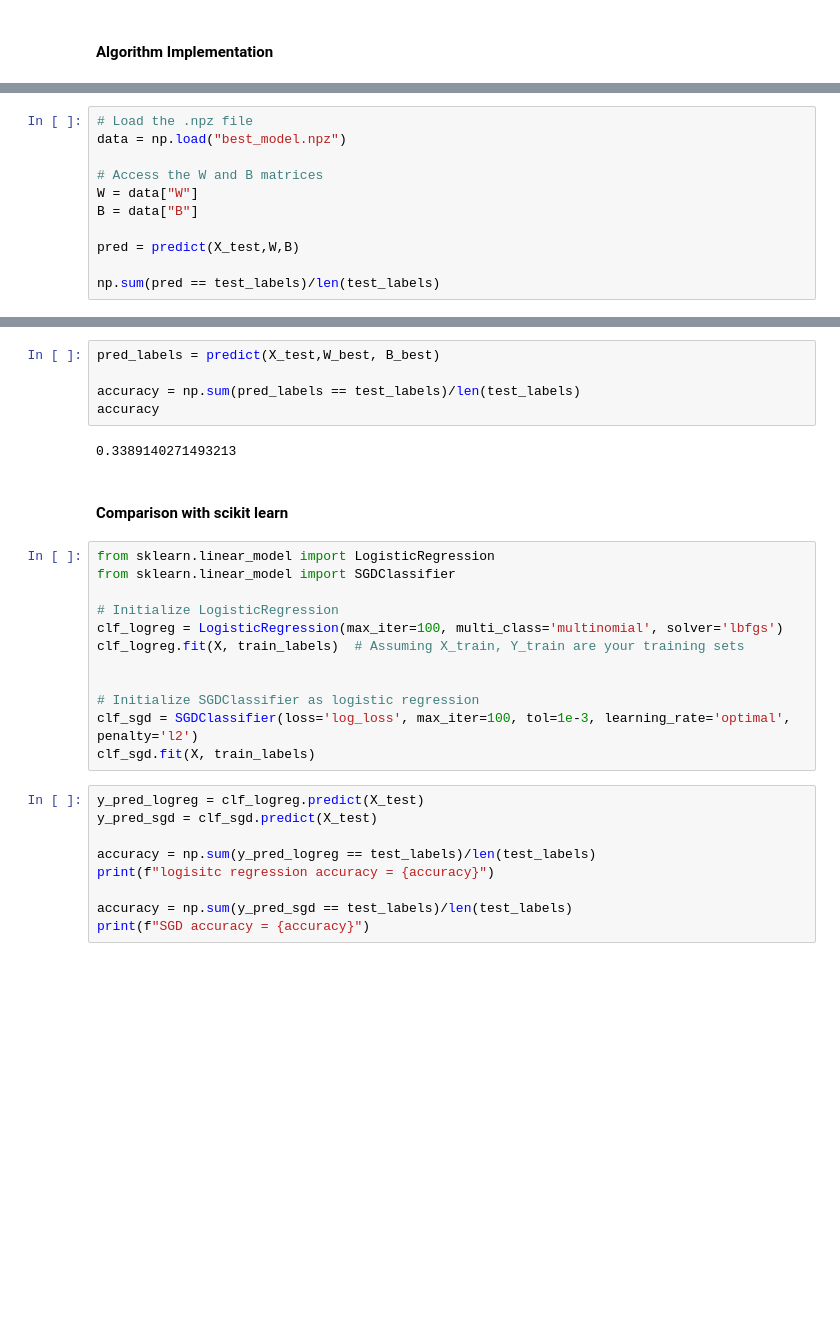
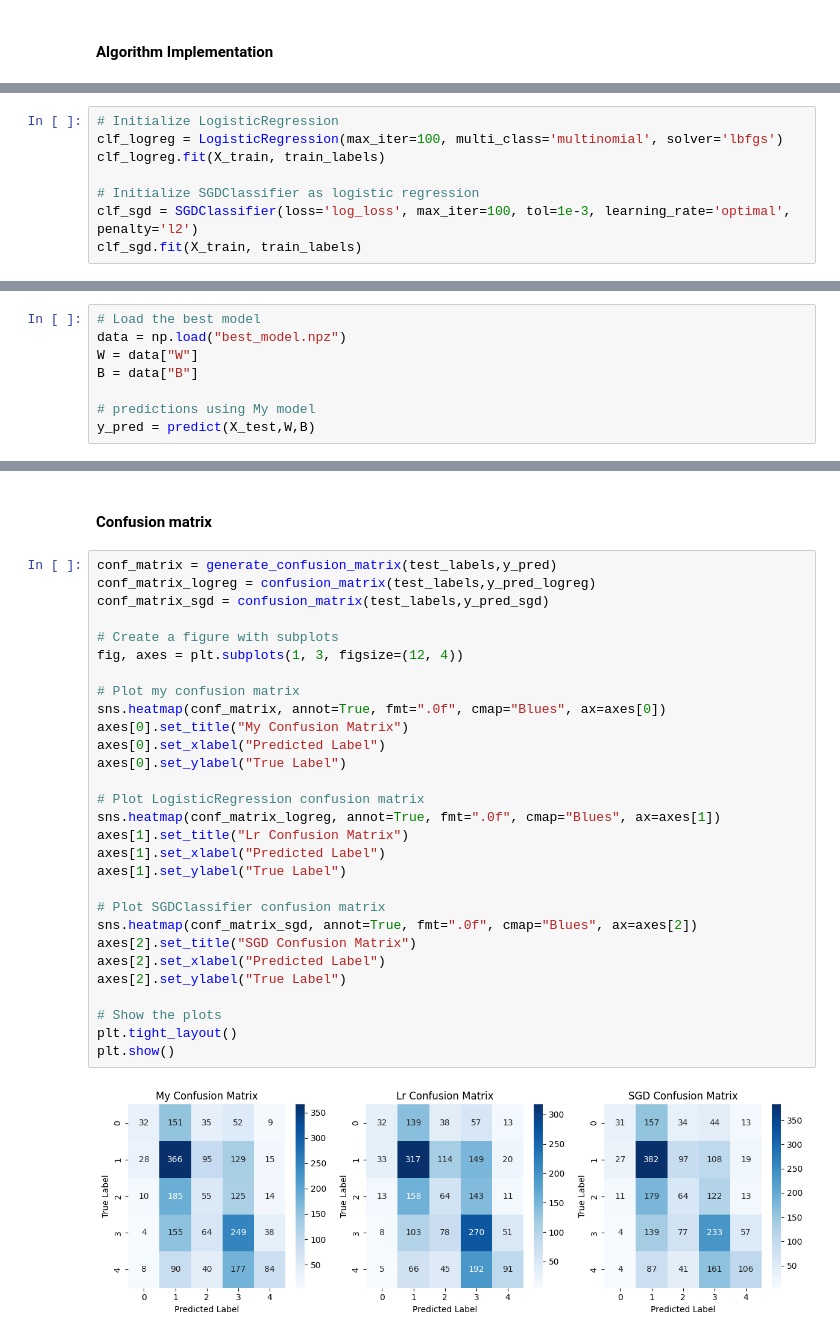
Before and after one commit to MarwanElsays/NLP, a Jupyter notebook: Assignment1/main.ipynb, the cells around one changed output, grey strips where cells are left out. Cells and saved outputs as stored; diff of their text form; blank space fills up the shorter version.

Commit message:
comparison added!!

```diff
--- a/Assignment1/main.ipynb
+++ b/Assignment1/main.ipynb
@@ -298,0 +395,8 @@ np.savez("best_model.npz", W=W_best, B=B_best)
+# %%
+# Initialize LogisticRegression
+clf_logreg = LogisticRegression(max_iter=100, multi_class='multinomial', solver='lbfgs')
+clf_logreg.fit(X_train, train_labels)
+
+# Initialize SGDClassifier as logistic regression
+clf_sgd = SGDClassifier(loss='log_loss', max_iter=100, tol=1e-3, learning_rate='optimal', penalty='l2')
+clf_sgd.fit(X_train, train_labels)
@@ -299,11 +410,8 @@ np.savez("best_model.npz", W=W_best, B=B_best)
 # %%
-# Load the .npz file
+# Load the best model
 data = np.load("best_model.npz")
-
-# Access the W and B matrices
 W = data["W"]
 B = data["B"]
 
-pred = predict(X_test,W,B)
-
-np.sum(pred == test_labels)/len(test_labels)
+# predictions using My model
+y_pred = predict(X_test,W,B)
@@ -332,30 +418,33 @@ Best Loss: 0.15424940534230058
-# %%
-pred_labels = predict(X_test,W_best, B_best)
-
-accuracy = np.sum(pred_labels == test_labels)/len(test_labels)
-accuracy
-# %% [output]
-0.3389140271493213
-# %% [markdown]
-#### Comparison with scikit learn
-# %%
-from sklearn.linear_model import LogisticRegression
-from sklearn.linear_model import SGDClassifier
-
-# Initialize LogisticRegression
-clf_logreg = LogisticRegression(max_iter=100, multi_class='multinomial', solver='lbfgs')
-clf_logreg.fit(X, train_labels)  # Assuming X_train, Y_train are your training sets
-
-
-# Initialize SGDClassifier as logistic regression
-clf_sgd = SGDClassifier(loss='log_loss', max_iter=100, tol=1e-3, learning_rate='optimal', penalty='l2')
-clf_sgd.fit(X, train_labels)
-# %%
-y_pred_logreg = clf_logreg.predict(X_test)
-y_pred_sgd = clf_sgd.predict(X_test)
-
-accuracy = np.sum(y_pred_logreg == test_labels)/len(test_labels)
-print(f"logisitc regression accuracy = {accuracy}")
-
-accuracy = np.sum(y_pred_sgd == test_labels)/len(test_labels)
-print(f"SGD accuracy = {accuracy}")
+# %% [markdown]
+#### Confusion matrix
+# %%
+conf_matrix = generate_confusion_matrix(test_labels,y_pred)
+conf_matrix_logreg = confusion_matrix(test_labels,y_pred_logreg)
+conf_matrix_sgd = confusion_matrix(test_labels,y_pred_sgd)
+
+# Create a figure with subplots
+fig, axes = plt.subplots(1, 3, figsize=(12, 4))
+
+# Plot my confusion matrix
+sns.heatmap(conf_matrix, annot=True, fmt=".0f", cmap="Blues", ax=axes[0])
+axes[0].set_title("My Confusion Matrix")
+axes[0].set_xlabel("Predicted Label")
+axes[0].set_ylabel("True Label")
+
+# Plot LogisticRegression confusion matrix
+sns.heatmap(conf_matrix_logreg, annot=True, fmt=".0f", cmap="Blues", ax=axes[1])
+axes[1].set_title("Lr Confusion Matrix")
+axes[1].set_xlabel("Predicted Label")
+axes[1].set_ylabel("True Label")
+
+# Plot SGDClassifier confusion matrix
+sns.heatmap(conf_matrix_sgd, annot=True, fmt=".0f", cmap="Blues", ax=axes[2])
+axes[2].set_title("SGD Confusion Matrix")
+axes[2].set_xlabel("Predicted Label")
+axes[2].set_ylabel("True Label")
+
+# Show the plots
+plt.tight_layout()
+plt.show()
+# %% [output]
+[figure, added]
```
Also changed, not shown: parts of 37 cells of this notebook.
